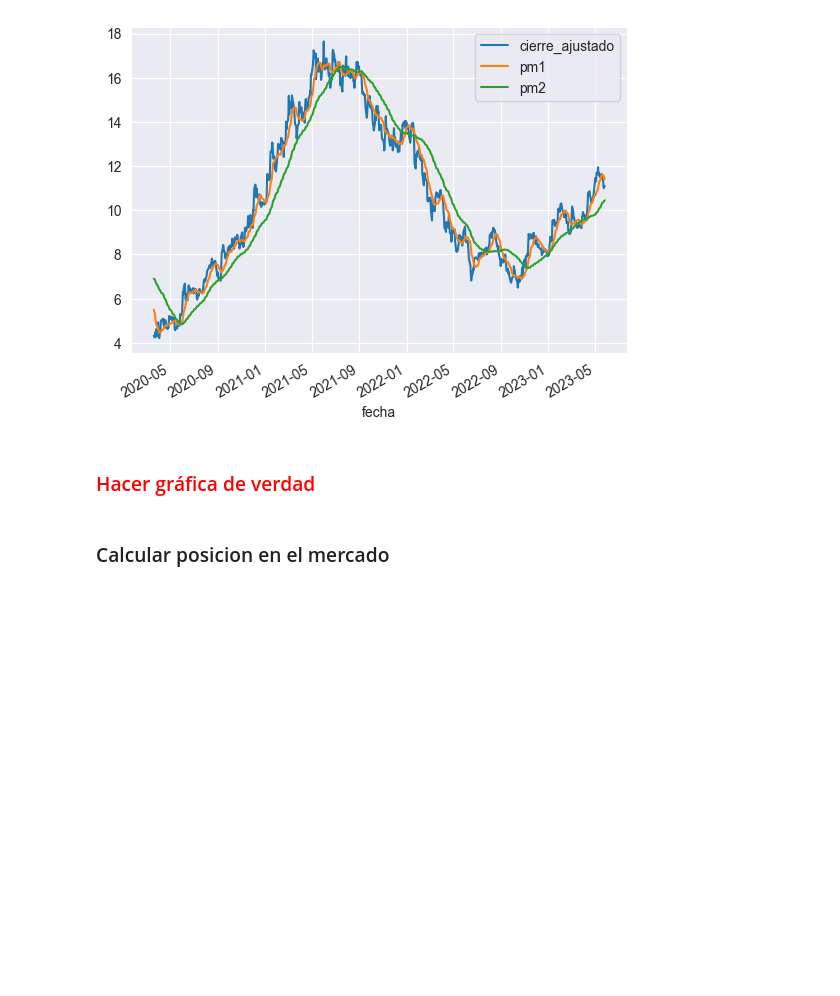
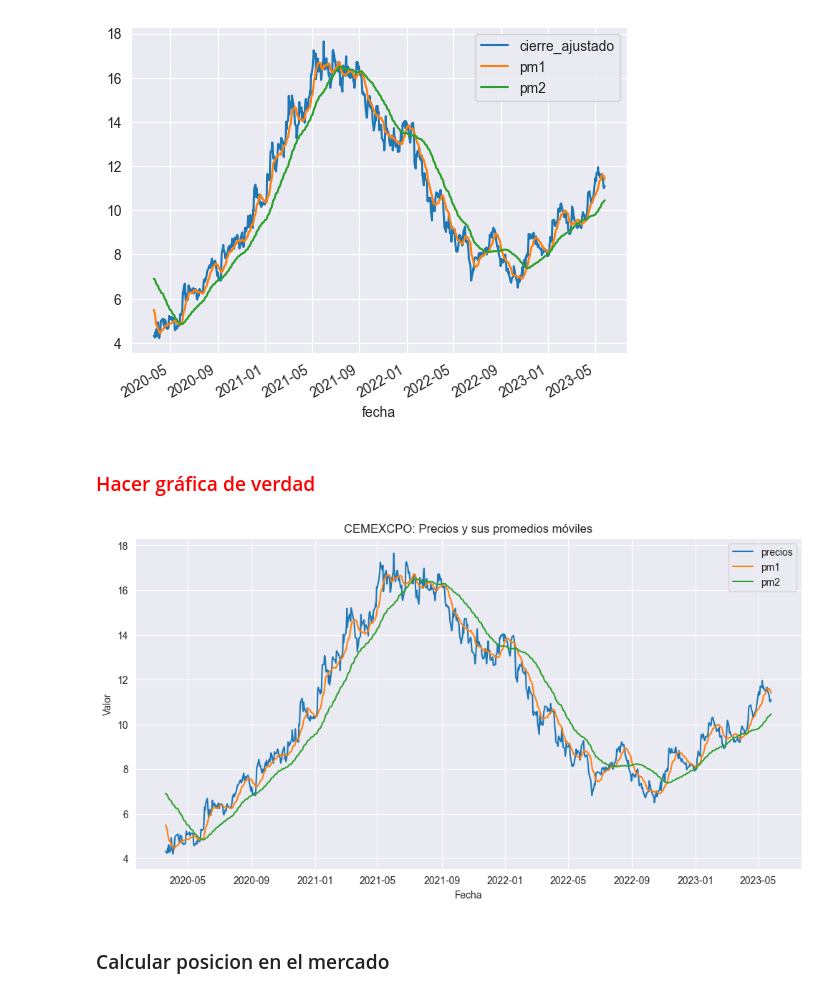
Before and after one commit to carlosdeoncedos/CienciaDatosFinanzas2023_05, a Jupyter notebook: Sesion8_20230605.ipynb, the cells around one changed output. Drawn from its saved outputs; the diff is of its cells as text; code cells hidden in the pictures; blank space fills up the shorter version.

```diff
--- a/Sesion8_20230605.ipynb
+++ b/Sesion8_20230605.ipynb
@@ -90,3 +142,9 @@ volumen           NaN
 Name: 2023-03-10 00:00:00, dtype: float64
 # %% [markdown]
 #### <font color='red'>Interpolar el día previo y posrterior al 10 de marzo</font>
+# %%
+anterior = df.loc[:'2023-03-10'].iloc[-2]
+# %%
+posterior = df.loc['2023-03-10':].iloc[1]
+# %%
+df.loc['2023-03-10'] = (anterior + posterior)/2
@@ -121,6 +189,19 @@ df.plot();
 [figure]
 # %% [markdown]
 ### <font color='red'>Hacer gráfica de verdad</font>
+# %%
+fig, ax = plt.subplots(figsize=(12,6))
+
+ax.plot(df.index, df['cierre_ajustado'], label='precios')
+ax.plot(df.index, df['pm1'], label='pm1')
+ax.plot(df.index, df['pm2'], label='pm2')
+
+ax.set_xlabel('Fecha')
+ax.set_ylabel('Valor')
+ax.set_title(f'{accion.upper().replace(".MX", "")}: Precios y sus promedios móviles')
+ax.legend();
+# %% [output]
+[figure, added]
 # %% [markdown]
 ### Calcular posicion en el mercado
 # %% [markdown]
```
Also changed, not shown: parts of 17 cells of this notebook.
